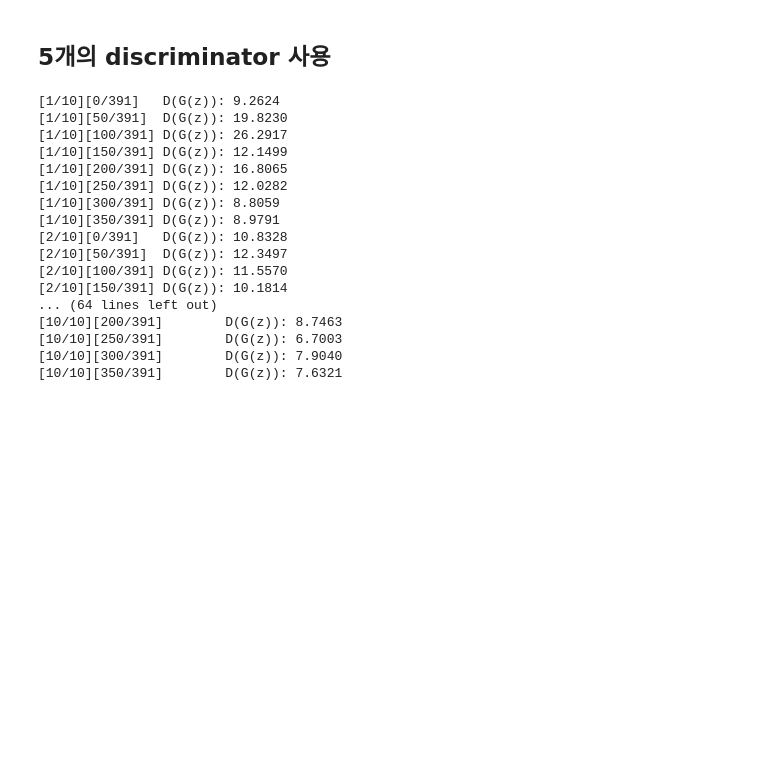
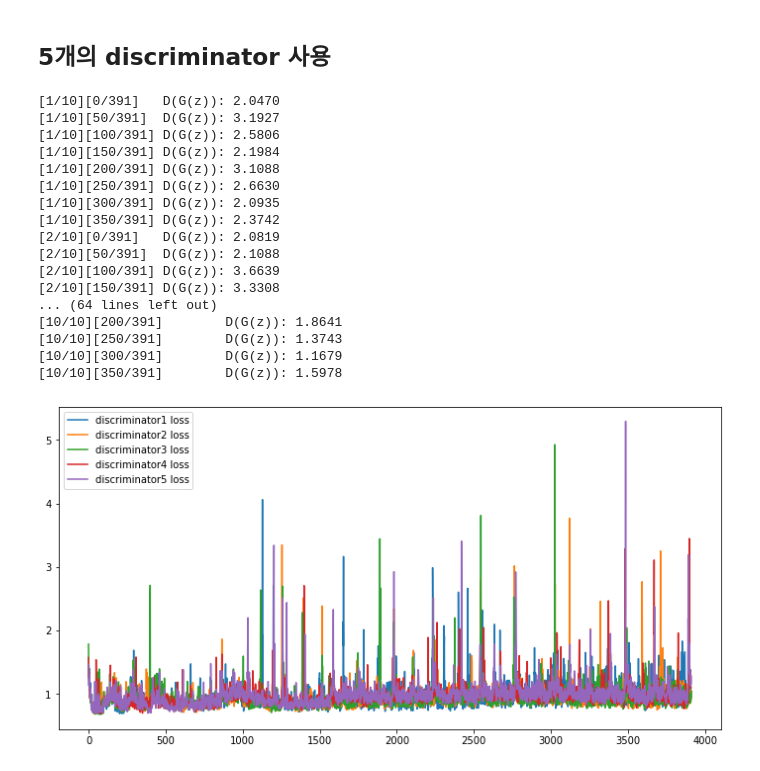
Before and after one commit to dolmani38/AMD-GAN, a Jupyter notebook: Adaptive Multi-Discriminator GAN (AMD-GAN)_0529.ipynb, the cells around one changed output. Drawn from its saved outputs; the diff is of its cells as text; code cells hidden in the pictures; blank space fills up the shorter version.

```diff
--- a/Adaptive Multi-Discriminator GAN (AMD-GAN)_0529.ipynb
+++ b/Adaptive Multi-Discriminator GAN (AMD-GAN)_0529.ipynb
@@ -439,8 +446,14 @@ if do_train:
     #wandb.watch(netG, log="all")
     #wandb.watch(netD, log="all")
     iters = 0
+    hist = {}
+    hist['D loss'] = []
+    hist['G loss'] = []
+
     for epoch in range(1, num_epochs + 1):
-        train(netG, netD, device, trainloader, optimizerG, optimizerD, criterion, epoch, iters)
+        d_losses,g_losses = train(netG, netD, device, trainloader, optimizerG, optimizerD, criterion, epoch, iters)
+        hist['D loss'] += d_losses
+        hist['G loss'] += g_losses
 
     # WandB – Save the model checkpoint. This automatically saves a file to the cloud and associates it with the current run.
     torch.save(netG.state_dict(), "/content/drive/MyDrive/AMD-GAN/CIFAR10_GAN_model/model.h5")
@@ -448,6 +461,13 @@ if do_train:
 
     gen = netG
     gen.eval()
+
+    plt.figure(figsize=(12, 6))
+    plt.plot(hist['D loss'],label='discriminator loss')
+    plt.plot(hist['G loss'],label='generator loss')
+    plt.legend()
+    plt.show()
+
 else:
     # Create the generator
     gen = Generator(ngpu).to(device)
@@ -645,50 +673,76 @@ if do_train:
         if (device.type == 'cuda') and (ngpu > 1):
             netD = nn.DataParallel(netD, list(range(ngpu)))
         # Apply the weights_init function to randomly initialize all weights
         #  to mean=0, stdev=0.2.
         netD.apply(weights_init)
 
         # Setup Adam optimizers for both G and D
         optimizerD = optim.Adam(netD.parameters(), lr=lr, betas=(beta1, 0.999))
 
         netDs.append((netD,optimizerD))
 
     optimizerG = optim.Adam(netG.parameters(), lr=lr, betas=(beta1, 0.999))
     # Initialize BCELoss function
     criterion = nn.BCELoss()
     iters = 0
+    hist = {}
+    hist['D1 loss'] = []
+    hist['D2 loss'] = []
+    hist['D3 loss'] = []
+    hist['D4 loss'] = []
+    hist['D5 loss'] = []
+    hist['G loss'] = []
+
     for epoch in range(1, num_epochs + 1):
-        train2(netG, netDs, device, trainloader, optimizerG, criterion, epoch, iters)
+        d_losses,g_losses = train2(netG, netDs, device, trainloader, optimizerG, criterion, epoch, iters)
+        hist['D1 loss'] += d_losses[0]
+        hist['D2 loss'] += d_losses[1]
+        hist['D3 loss'] += d_losses[2]
+        hist['D4 loss'] += d_losses[3]
+        hist['D5 loss'] += d_losses[4]
+        hist['G loss'] += g_losses
 
     # WandB – Save the model checkpoint. This automatically saves a file to the cloud and associates it with the current run.
     torch.save(netG.state_dict(), "/content/drive/MyDrive/AMD-GAN/CIFAR10_GAN_model/5N_model.h5")
     #wandb.save('/content/drive/MyDrive/AMD-GAN/CIFAR10_GAN_model/model.h5')
 
     gen = netG
     gen.eval()
+
+    plt.figure(figsize=(12, 6))
+    plt.plot(hist['D1 loss'],label='discriminator1 loss')
+    plt.plot(hist['D2 loss'],label='discriminator2 loss')
+    plt.plot(hist['D3 loss'],label='discriminator3 loss')
+    plt.plot(hist['D4 loss'],label='discriminator4 loss')
+    plt.plot(hist['D5 loss'],label='discriminator5 loss')
+    #plt.plot(hist['G loss'],label='generator loss')
+    plt.legend()
+    plt.show()
+
 else:
     # Create the generator
     gen = Generator(ngpu).to(device)
     gen.load_state_dict(torch.load('/content/drive/MyDrive/AMD-GAN/CIFAR10_GAN_model/5N_model.h5'))
     gen.eval()
 # %% [output]
-[1/10][0/391]   D(G(z)): 9.2624
-[1/10][50/391]  D(G(z)): 19.8230
-[1/10][100/391] D(G(z)): 26.2917
-[1/10][150/391] D(G(z)): 12.1499
-[1/10][200/391] D(G(z)): 16.8065
-[1/10][250/391] D(G(z)): 12.0282
-[1/10][300/391] D(G(z)): 8.8059
-[1/10][350/391] D(G(z)): 8.9791
-[2/10][0/391]   D(G(z)): 10.8328
-[2/10][50/391]  D(G(z)): 12.3497
-[2/10][100/391] D(G(z)): 11.5570
-[2/10][150/391] D(G(z)): 10.1814
+[1/10][0/391]   D(G(z)): 2.0470
+[1/10][50/391]  D(G(z)): 3.1927
+[1/10][100/391] D(G(z)): 2.5806
+[1/10][150/391] D(G(z)): 2.1984
+[1/10][200/391] D(G(z)): 3.1088
+[1/10][250/391] D(G(z)): 2.6630
+[1/10][300/391] D(G(z)): 2.0935
+[1/10][350/391] D(G(z)): 2.3742
+[2/10][0/391]   D(G(z)): 2.0819
+[2/10][50/391]  D(G(z)): 2.1088
+[2/10][100/391] D(G(z)): 3.6639
+[2/10][150/391] D(G(z)): 3.3308
 ... (64 lines left out)
-[10/10][200/391]        D(G(z)): 8.7463
-[10/10][250/391]        D(G(z)): 6.7003
-[10/10][300/391]        D(G(z)): 7.9040
-[10/10][350/391]        D(G(z)): 7.6321
+[10/10][200/391]        D(G(z)): 1.8641
+[10/10][250/391]        D(G(z)): 1.3743
+[10/10][300/391]        D(G(z)): 1.1679
+[10/10][350/391]        D(G(z)): 1.5978
+[figure, added]
 # %%
 eval_images = []
 for i in range(100):
```
Also changed, not shown: parts of 12 cells of this notebook.
